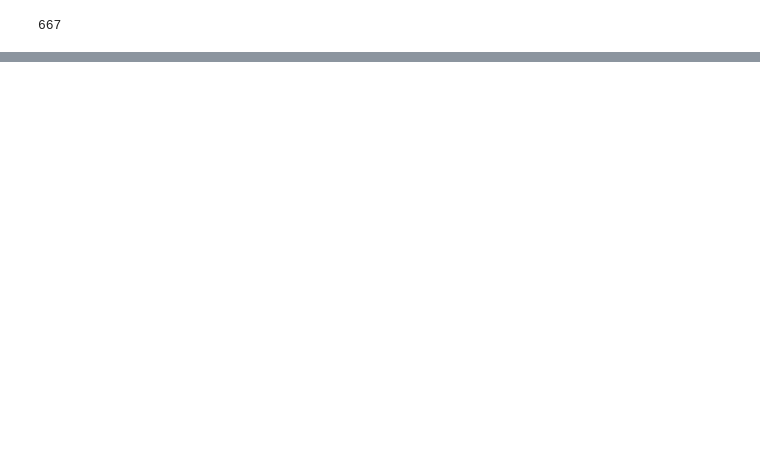
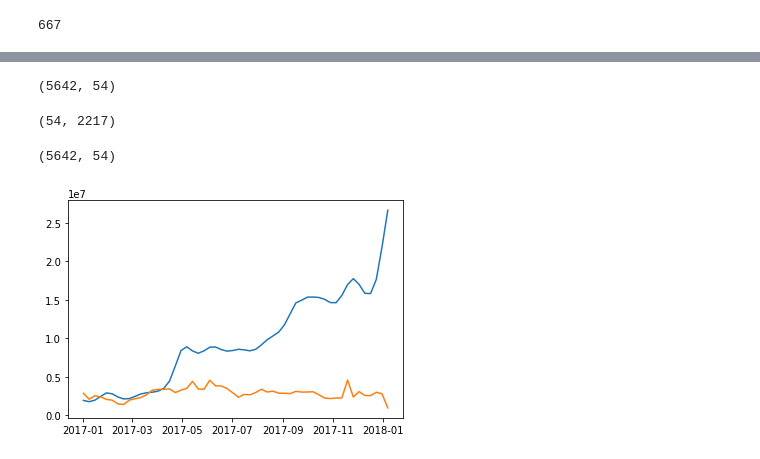
Before and after one commit to Abhishek-pv/Hierachial-Time-Series-Forecasting, a Jupyter notebook: notebook/EDA_Prophet_log_negremove_zero_model.ipynb, the cells around one changed output, grey strips where cells are left out. Drawn from its saved outputs; the diff is of its cells as text; code cells hidden in the pictures; blank space fills up the shorter version.

```diff
--- a/notebook/EDA_Prophet_log_negremove_zero_model.ipynb
+++ b/notebook/EDA_Prophet_log_negremove_zero_model.ipynb
@@ -200,3 +409,8 @@ S_arr = summation.to_numpy()
+# %%
+#converting to numpy for enabling multiplication
+# b = pred_sales.transpose()
+b = pred_sales.to_numpy()
+S_arr = summation.to_numpy()
 # %%
 #getting the predictions
 ypred = np.dot(S_arr,b)
@@ -204,0 +427,2 @@ ypred = np.dot(S_arr,b)
+# %%
+pred_nodes = pd.DataFrame(data=ypred, index=summation.index, columns=pred_sales.index.to_list())
@@ -204,0 +445,6 @@ ypred = np.dot(S_arr,b)
+# %%
+# all_nodes.loc['sales'].plot();
+true_sales.shape
+pred_nodes.shape
+# %% [output]
+(5642, 54)
@@ -204,0 +453,26 @@ ypred = np.dot(S_arr,b)
+# %%
+true_sales.shape
+# %% [output]
+(54, 2217)
+# %%
+true_sales_full = true_sales.transpose()
+b_true = true_sales_full.to_numpy()
+ytrue = np.dot(S_arr,b_true)
+# %%
+ytrue.shape
+# %% [output]
+(5642, 54)
+# %%
+true_nodes = pd.DataFrame(data=ytrue, index=summation.index, columns=true_sales.index.to_list())
+# %%
+import matplotlib.pyplot as plt
+fig = plt.figure()
+
+for frame in [pred_nodes, true_nodes]:
+    plt.plot(frame.columns,frame.loc['sales'])
+
+# plt.xlim(0,18000)
+# plt.ylim(0,30)
+plt.show()
+# %% [output]
+[figure, added]
```
Also changed, not shown: parts of 62 cells of this notebook.
